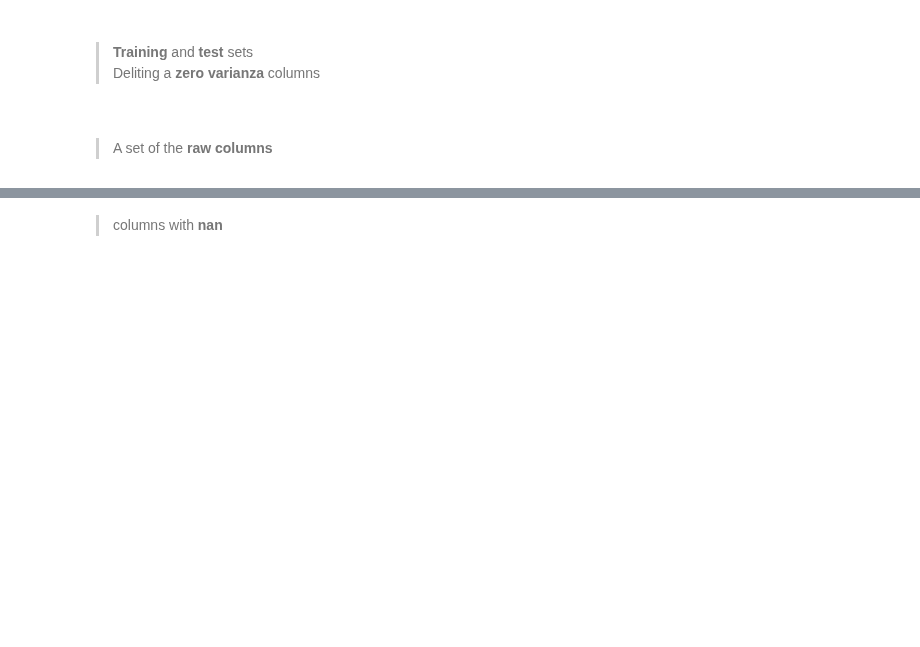
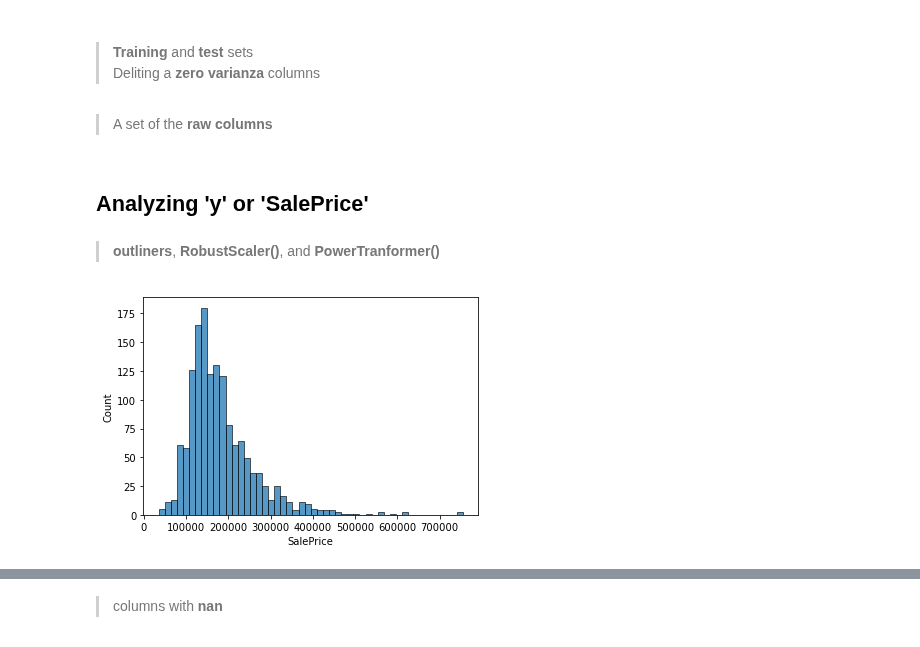
Before and after one commit to antirrabia/Data-Mining, a Jupyter notebook: notebooks/HousePrices(v.2).ipynb, the cells around one changed output, grey strips where cells are left out. Drawn from its saved outputs; the diff is of its cells as text; code cells hidden in the pictures; blank space fills up the shorter version.

```diff
--- a/notebooks/HousePrices(v.2).ipynb
+++ b/notebooks/HousePrices(v.2).ipynb
@@ -27,7 +28,7 @@ d_te = pd.read_csv('/Users/antirrabia/Documents/01-GitHub/DataMining-_-/CSV/Hous
 > **Training** and **test** sets
 > Deliting a **zero varianza** columns
 # %%
-# y = d_tr.SalePrice.copy()
+y = d_tr['SalePrice'].copy()
 
 # Utilities has just 2 categories, and one of them
 # just appears once so we delete the whole column.
@@ -35,9 +36,17 @@ d_tr = d_tr.drop(columns='Utilities')
 d_te = d_te.drop(columns='Utilities')
 
 
-all_d = pd.concat([d_tr.copy(), d_te.copy()])
+# all_d = pd.concat([d_tr.copy(), d_te.copy()])
 # %% [markdown]
-####
 > A set of the **raw columns**
 # %%
 raw_columns = set( all_d.columns )
+# %% [markdown]
+## Analyzing 'y' or 'SalePrice'
+# %% [markdown]
+> **outliners**, **RobustScaler()**, and **PowerTranformer()**
+# %%
+# chequing the distribution of y
+sns.histplot(y, bins=50);
+# %% [output]
+[figure, added]
```
Also changed, not shown: parts of 17 cells of this notebook.
